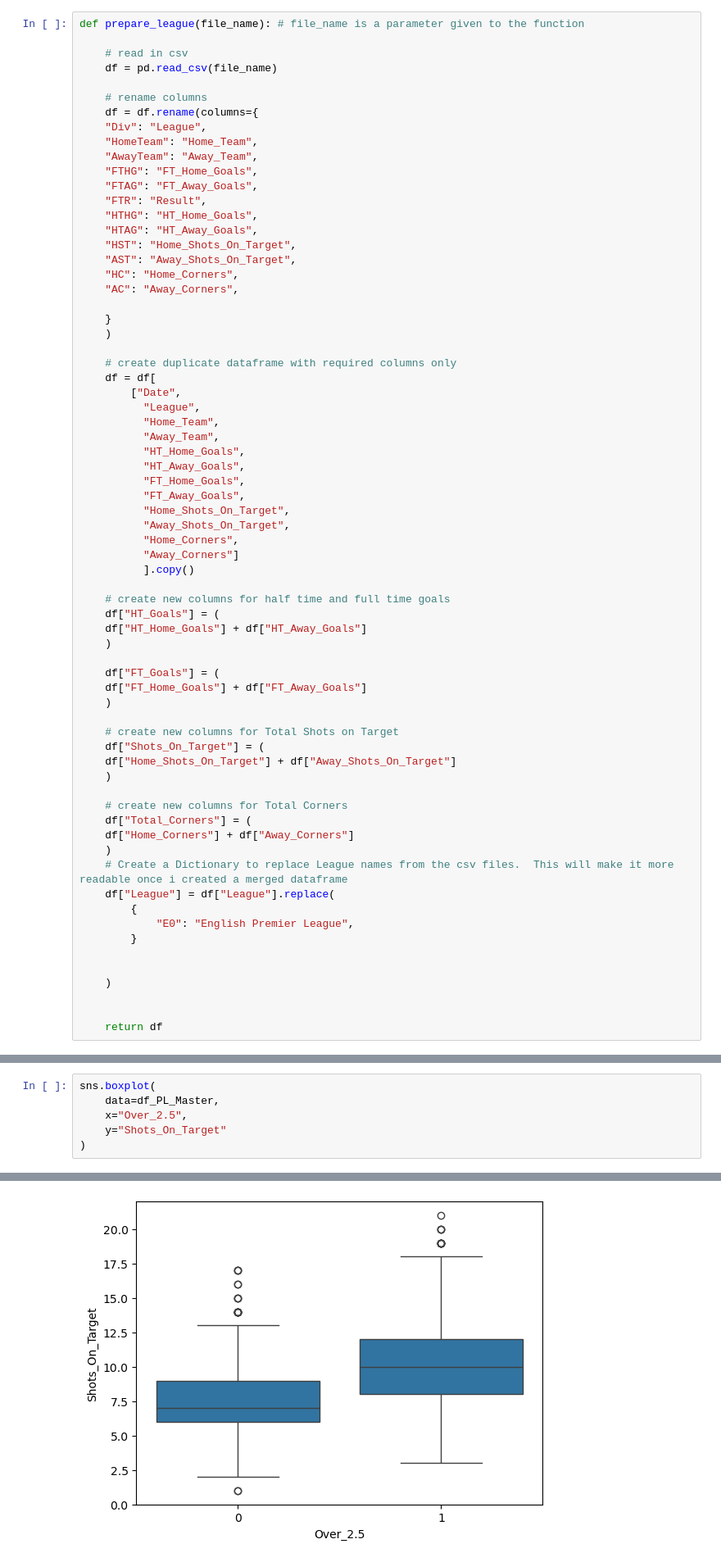
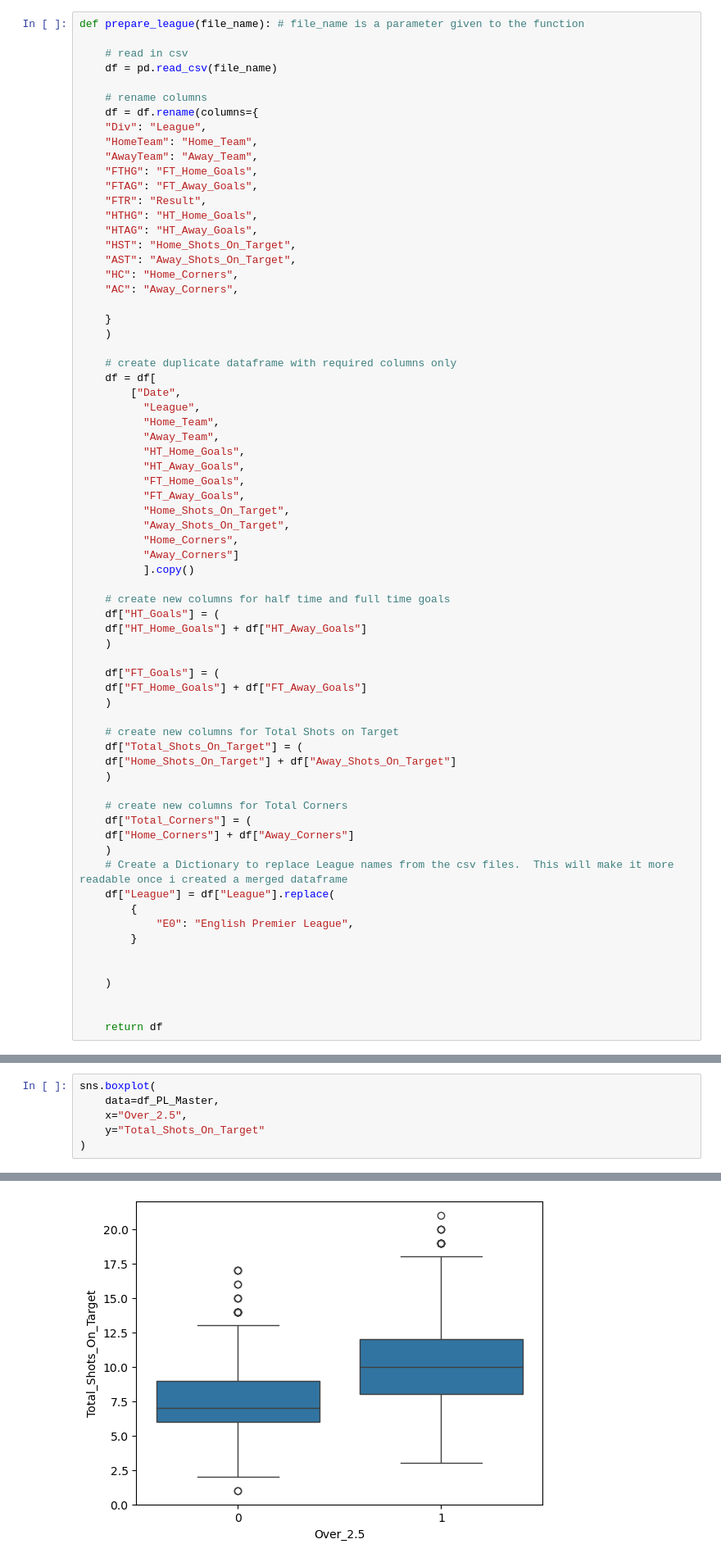
Before and after one commit to sba26096-CiaranLynch/Machine_Learning, a Jupyter notebook: CA1_Machine_Learning.ipynb, the cells around one changed output, grey strips where cells are left out. Shown at 82% size. Cells and saved outputs as stored; diff of their text form.

```diff
--- a/CA1_Machine_Learning.ipynb
+++ b/CA1_Machine_Learning.ipynb
@@ -77,7 +88,7 @@ def prepare_league(file_name): # file_name is a parameter given to the function
     )
 
     # create new columns for Total Shots on Target
-    df["Shots_On_Target"] = (
+    df["Total_Shots_On_Target"] = (
     df["Home_Shots_On_Target"] + df["Away_Shots_On_Target"]
     )
 
@@ -638,6 +643,6 @@ sns.countplot(
 sns.boxplot(
     data=df_PL_Master,
     x="Over_2.5",
-    y="Shots_On_Target"
+    y="Total_Shots_On_Target"
 )
 # %% [output]
@@ -645,4 +650,4 @@ sns.boxplot(
-[figure, old version]
+[figure, new version]
 # %% [markdown]
 ## Create a Correlation heatmap
 # %%
```
Also changed, not shown: parts of 71 cells of this notebook, 1 other file.
